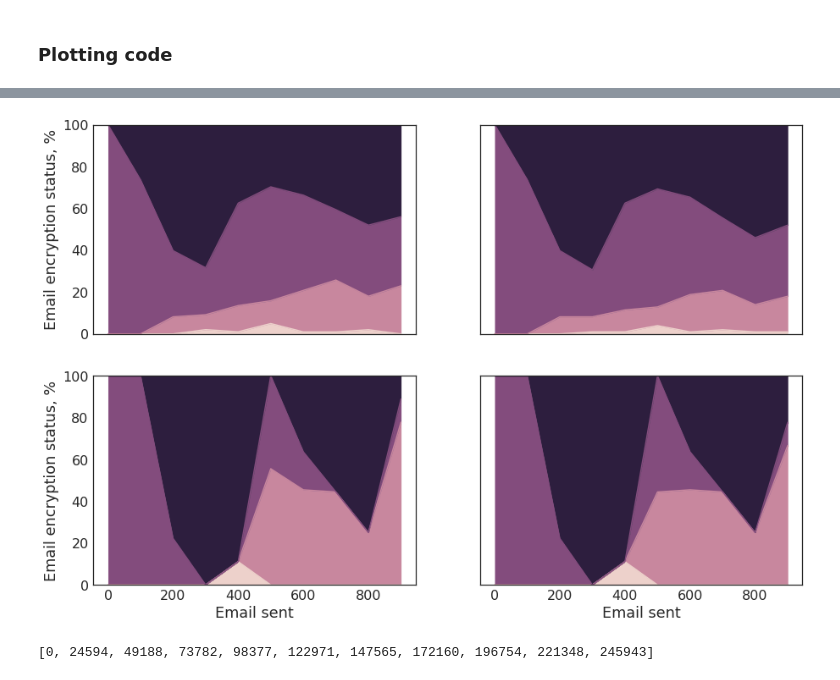
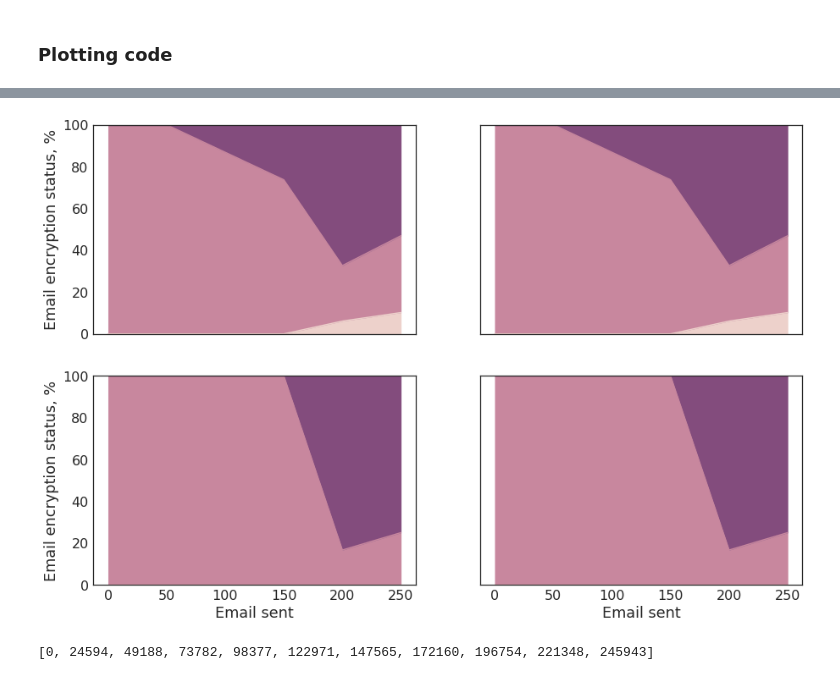
Before and after one commit to claimchain/claimchain-simulations, a Jupyter notebook: notebooks/run_scenarios.ipynb, the cells around one changed output, grey strips where cells are left out. Saved outputs shown, nothing was run; the diff lists cells and outputs as text; code cells hidden in the pictures.

```diff
--- a/notebooks/run_scenarios.ipynb
+++ b/notebooks/run_scenarios.ipynb
@@ -28,8 +30,8 @@ sns.set_context("paper", font_scale=2)
 sns.set_style("white")
 sns.set_palette(sns.cubehelix_palette(n_colors=4))
 # %%
-parsed_logs_folder = '../Enron/parsing/'
-social_graph = pickle.load(open(parsed_logs_folder + "social.pkl", "rb"))
+parsed_logs_folder = '../data/enron/parsed'
+social_graph = pickle.load(open(os.path.join(parsed_logs_folder, "social.pkl"), "rb"))
 
-enron_log = pickle.load(open(parsed_logs_folder + "replay_log.pkl", "rb"))
+enron_log = pickle.load(open(os.path.join(parsed_logs_folder, "replay_log.pkl"), "rb"))
 LOG_SIZE = len(enron_log)
@@ -71,8 +75,7 @@ def compute_enc_stats_in_batches(enc_status_data, link_status_data,
                                  mask=None, batch_size=1000):
     log_size = enc_status_data.index[-1] + 1
     batch_stats_data = pd.DataFrame(
-        columns=['Stale key',
-                 'Encrypted',
+        columns=['Encrypted',
                  'Plaintext (initial contact)',
                  'Plaintext (follow-up)'])
     for i in range(0, log_size, batch_size):
@@ -97,8 +100,10 @@ def compute_enc_stats_in_batches(enc_status_data, link_status_data,
                         / len(link_status_batch) * 100
         followup_prop = np.sum(followup_mask) / len(link_status_batch) * 100
 
-        batch_stats_data.loc[i] = [stale_prop, encrypted_prop, greeting_prop,
-                                   followup_prop]
+        batch_stats_data.loc[i] = [
+            encrypted_prop,
+            greeting_prop,
+            followup_prop]
 
     return batch_stats_data
 
@@ -211,7 +216,7 @@ def get_average_enc_status_data(report, mask=None, batch_size=1000):
     return enc_avg_data
 # %%
 with dynamic_public_setting.as_default():
-    context = Context(enron_log[0:1000], social_graph=social_graph)
+    context = Context(enron_log[0:300], social_graph=social_graph)
     public_report = simulate_claimchain(context, pbar=tqdm_notebook)
 # %% [output]
 INFO:simulations.scenarios:Simulating ClaimChain
@@ -223,6 +228,6 @@ INFO:root:Emails: Sent: 854, Encrypted: 121
 # %%
 with dynamic_private_setting.as_default():
-    context = Context(enron_log[0:1000], social_graph=social_graph)
+    context = Context(enron_log[0:300], social_graph=social_graph)
     private_report = simulate_claimchain(context, pbar=tqdm_notebook)
 # %% [output]
 INFO:simulations.scenarios:Simulating ClaimChain
@@ -234,6 +249,6 @@ INFO:root:Emails: Sent: 854, Encrypted: 100
 # %%
 fig, axes = plt.subplots(nrows=2, ncols=2, sharex=True, sharey=True)
-batch_size = 100
+batch_size = 50
 
 visualize_encryption_status_history(
     'Public ClaimChain',
@@ -241,34 +256,34 @@ visualize_encryption_status_history(
     public_report.link_status_data,
     batch_size=batch_size,
     ax=axes[0][0])
 
 visualize_encryption_status_history(
     'Private ClaimChain',
     private_report.encryption_status_data,
     private_report.link_status_data,
     batch_size=batch_size,
     ax=axes[0][1])
 
 visualize_encryption_status_history(
     'Public ClaimChain (Userset only)',
     public_report.encryption_status_data,
     public_report.link_status_data,
     public_report.participants_type_data == ParticipantsTypes.userset,
     batch_size=batch_size,
     ax=axes[1][0])
 
 visualize_encryption_status_history(
     'Private ClaimChain (Userset only)',
     private_report.encryption_status_data,
     private_report.link_status_data,
     private_report.participants_type_data == ParticipantsTypes.userset,
     batch_size=batch_size,
     ax=axes[1][1])
 
 fig.set_figwidth(15)
 fig.set_figheight(10)
 # %% [output]
-[figure, old version]
+[figure, new version]
 # %%
 LOG_CHUNK_SIZE = 10000
 TOTAL_NUM_CHUNKS = 11
```
Also changed, not shown: parts of 14 cells of this notebook, 1 other file.
